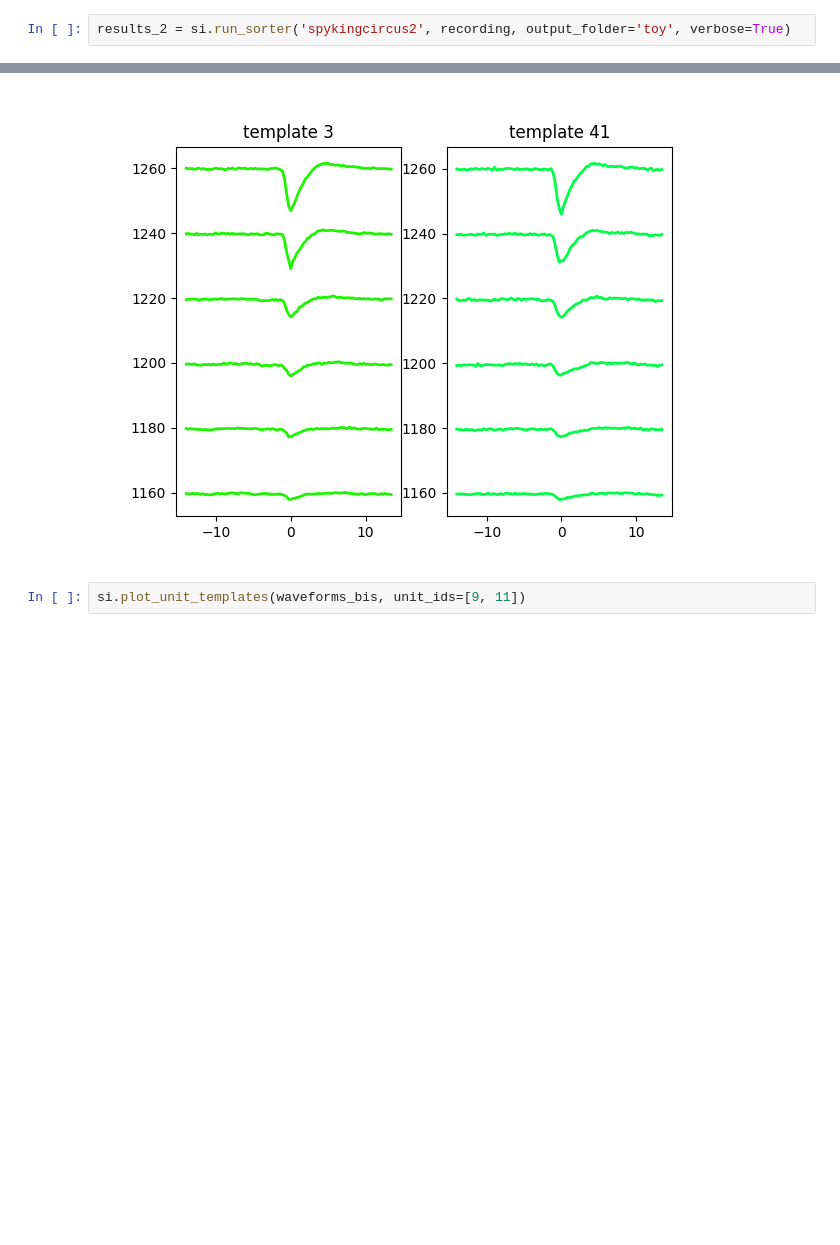
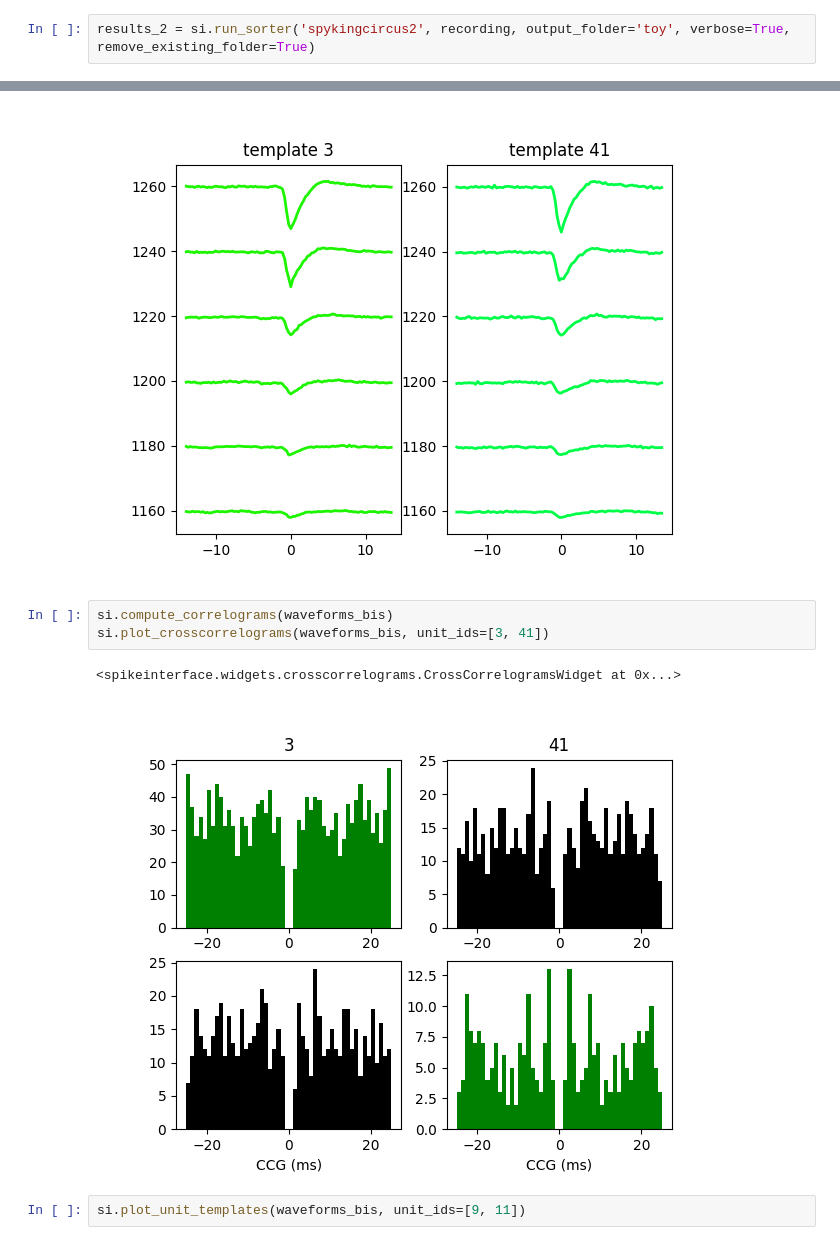
Before and after one commit to samuelgarcia/school_spike_sorting_marseille_2023, a Jupyter notebook: Practice_postprocessing/postprocessing.ipynb, the cells around one changed output, grey strips where cells are left out. Cells and saved outputs as stored; diff of their text form; blank space fills up the shorter version.

```diff
--- a/Practice_postprocessing/postprocessing.ipynb
+++ b/Practice_postprocessing/postprocessing.ipynb
@@ -152,7 +207,7 @@ recording, gt_sorting = si.generate_ground_truth_recording(num_channels=64,
                                                            durations=[300.],
                                                            seed=42)
 # %%
-results_2 = si.run_sorter('spykingcircus2', recording, output_folder='toy', verbose=True)
+results_2 = si.run_sorter('spykingcircus2', recording, output_folder='toy', verbose=True, remove_existing_folder=True)
 # %% [output]
 detect peaks using locally_exclusive with n_jobs = 20 and chunk_size = 25000
 We found 162487 peaks in total
@@ -178,6 +233,12 @@ si.plot_unit_templates(waveforms_bis, unit_ids=[3, 41])
 # %% [output]
 <spikeinterface.widgets.unit_templates.UnitTemplatesWidget at 0x...>
 [figure]
+# %%
+si.compute_correlograms(waveforms_bis)
+si.plot_crosscorrelograms(waveforms_bis, unit_ids=[3, 41])
+# %% [output]
+<spikeinterface.widgets.crosscorrelograms.CrossCorrelogramsWidget at 0x...>
+[figure, added]
 # %%
 si.plot_unit_templates(waveforms_bis, unit_ids=[9, 11])
 # %% [output]
```
Also changed, not shown: parts of 7 cells of this notebook, 1 other file.
